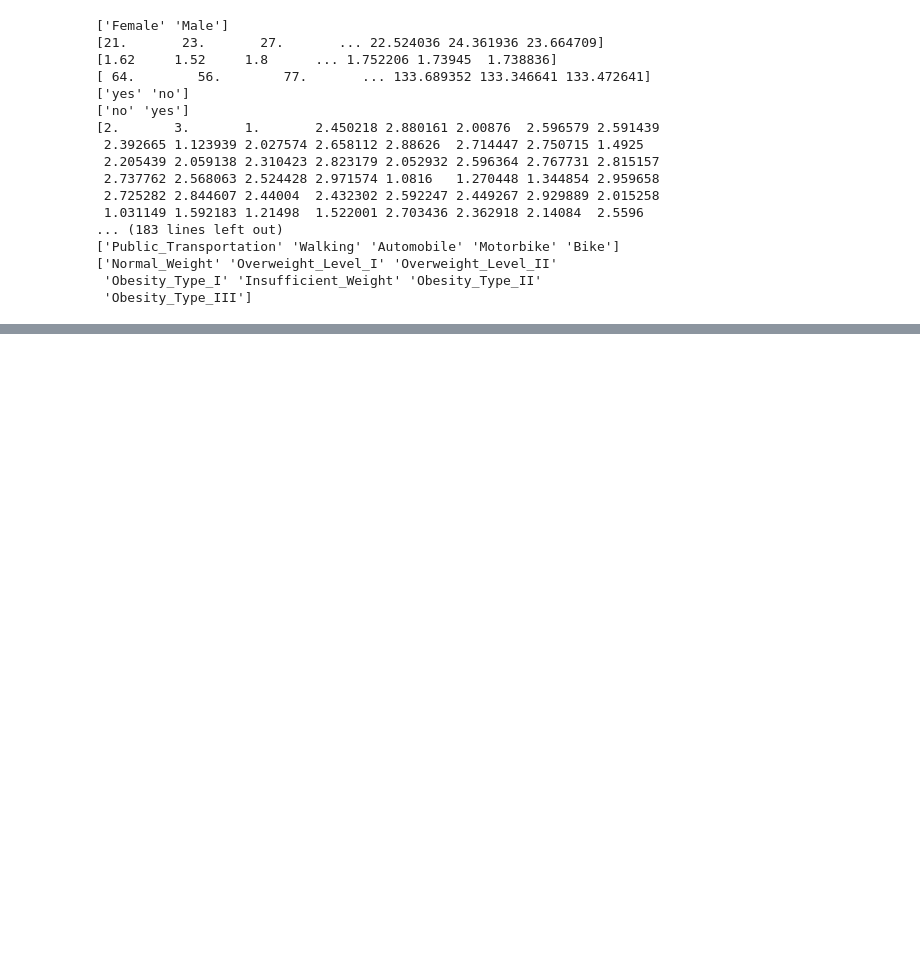
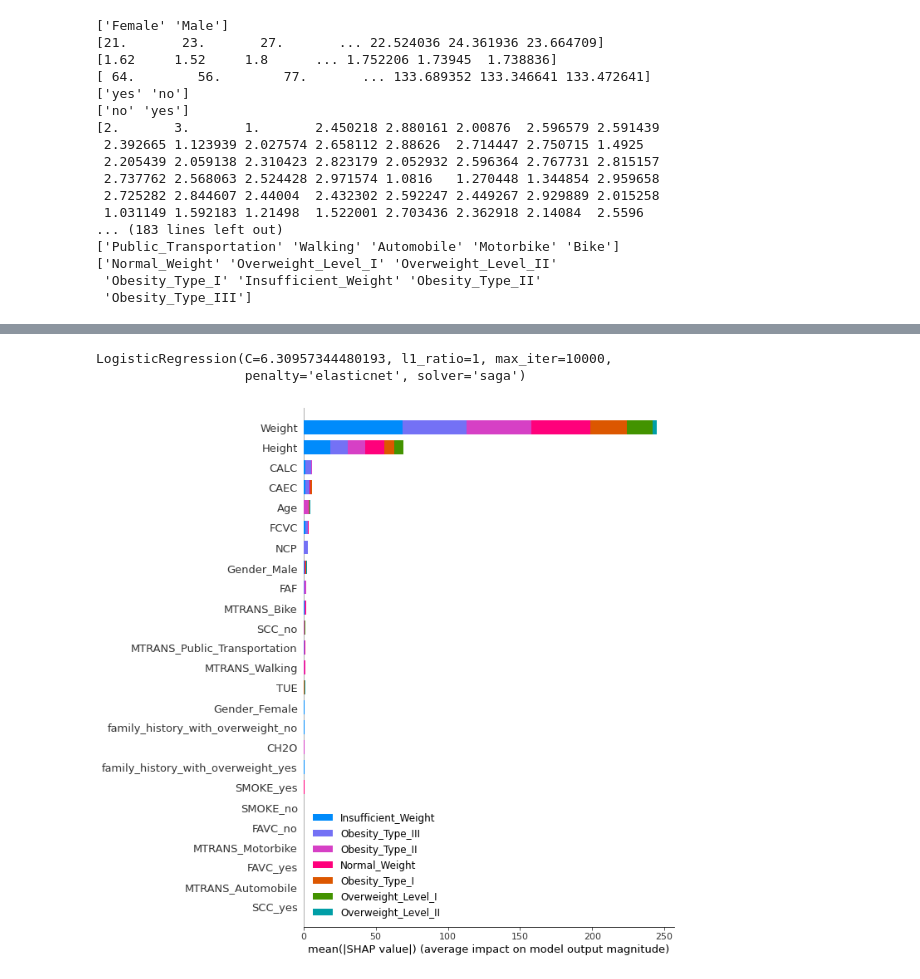
Before and after one commit to TianqiT/data1030-fa20-project, a Jupyter notebook: src/project_code.ipynb, the cells around one changed output, grey strips where cells are left out. Cells and saved outputs as stored; diff of their text form; code cells hidden in the pictures; blank space fills up the shorter version.

```diff
--- a/src/project_code.ipynb
+++ b/src/project_code.ipynb
@@ -220,7 +282,7 @@ for column in df:
 oe_ftrs = ['CAEC','CALC'] # if you have more than one ordinal feature, add the feature names here
 oe_cats = [['no','Sometimes','Frequently','Always'],['no','Sometimes','Frequently','Always']]
 oh_ftrs = ['Gender','family_history_with_overweight','FAVC','SMOKE','SCC','MTRANS']
-ss_ftrs = ['Age','Height','Weight','FCVC','NCP','CH2O','FAF','TUE',]
+ss_ftrs = ['Age','Height','Weight','FCVC','NCP','CH2O','FAF','TUE']
 oe = OrdinalEncoder(categories = oe_cats)
 ohe = OneHotEncoder(sparse=False,handle_unknown='ignore')
 
@@ -268,0 +518,7 @@ array([1, 4, 2, ..., 6, 2, 5])
+# %%
+rs = 42
+ML_algo = RandomForestClassifier(n_estimators =  100,random_state=rs)
+param_grid = {'randomforestclassifier__max_depth': [10,30,100,300],
+                  'randomforestclassifier__min_samples_split': [16, 32, 64, 128]}
+grid_rf, feature_names,X_other, y_other, X_test, y_test, y_test_pred_rf,y_test_prep,
+preprocessor_rf, pipe_rf, le = ML_pipeline_kfold(X,y,rs,n_folds,ML_algo,param_grid)
@@ -268,0 +527,9 @@ array([1, 4, 2, ..., 6, 2, 5])
+# %%
+import shap
+shap.initjs() # required for visualizations later on
+# create the explainer object
+explainer = shap.LinearExplainer(grid_lr.best_estimator_[0], X_test2)
+# X_test_transformed = grid_lr.best_estimator_[0].transform(X_test2)
+print(np.shape(X_test2))
+shap_values_lr = explainer.shap_values(X_test2)
+print(np.shape(shap_values_lr))
@@ -268,0 +540,13 @@ array([1, 4, 2, ..., 6, 2, 5])
+# %%
+grid_lr.best_estimator_[0]
+# %% [output]
+LogisticRegression(C=6.30957344480193, l1_ratio=1, max_iter=10000,
+                   penalty='elasticnet', solver='saga')
+# %%
+
+# df_test = preprocessor.fit_transform(X_test2)
+# df_test = pd.DataFrame(data=df_test,columns = feature_names)
+shap.summary_plot(shap_values_lr,features = X_test2, max_display = 25,
+                  class_names=le.classes_)
+# %% [output]
+[figure, added]
```
Also changed, not shown: parts of 72 cells of this notebook, 16 other files.
